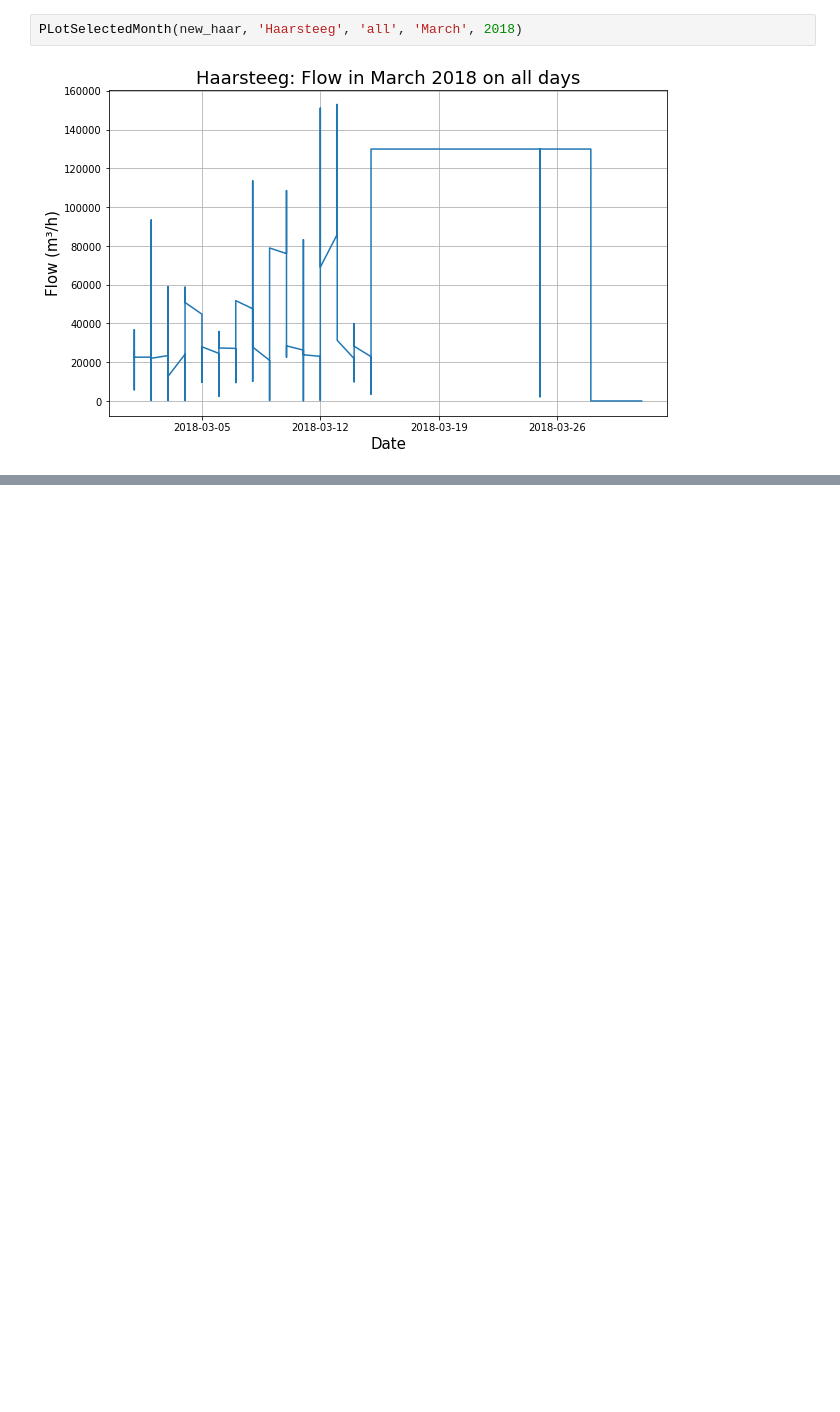
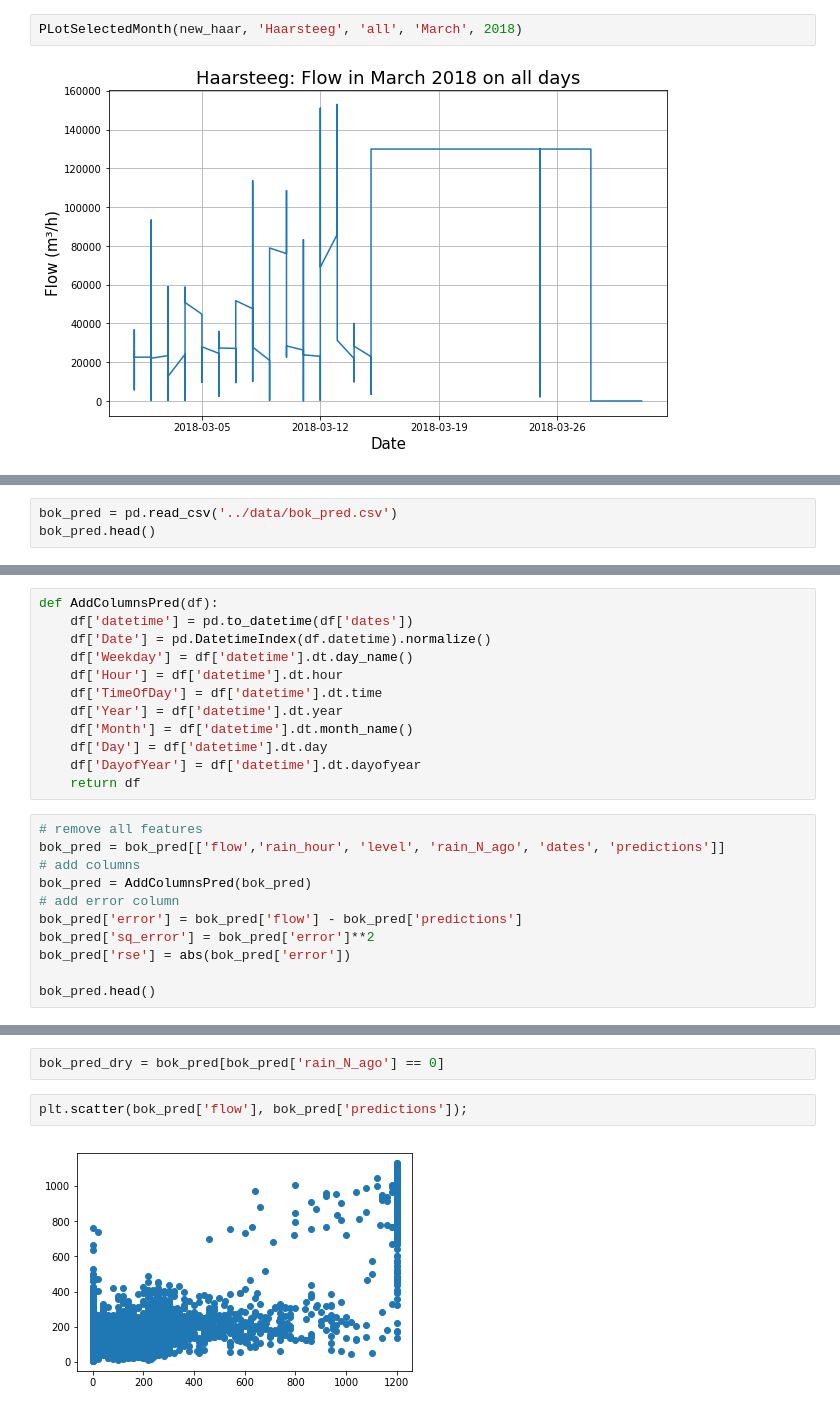
Before and after one commit to rogertian0707/jbg060, a Jupyter notebook: code/Monthly flow & level.ipynb, the cells around one changed output, grey strips where cells are left out. Drawn from its saved outputs; the diff is of its cells as text; blank space fills up the shorter version.

Commit message:
added error visualization

```diff
--- a/code/Monthly flow & level.ipynb
+++ b/code/Monthly flow & level.ipynb
@@ -514,0 +518,3 @@ PLotSelectedMonth(new_haar, 'Haarsteeg', 'all', 'March', 2018)
+# %%
+bok_pred = pd.read_csv('../data/bok_pred.csv')
+bok_pred.head()
@@ -514,0 +529,23 @@ PLotSelectedMonth(new_haar, 'Haarsteeg', 'all', 'March', 2018)
+# %%
+def AddColumnsPred(df):
+    df['datetime'] = pd.to_datetime(df['dates'])
+    df['Date'] = pd.DatetimeIndex(df.datetime).normalize()
+    df['Weekday'] = df['datetime'].dt.day_name()
+    df['Hour'] = df['datetime'].dt.hour
+    df['TimeOfDay'] = df['datetime'].dt.time
+    df['Year'] = df['datetime'].dt.year
+    df['Month'] = df['datetime'].dt.month_name()
+    df['Day'] = df['datetime'].dt.day
+    df['DayofYear'] = df['datetime'].dt.dayofyear
+    return df
+# %%
+# remove all features
+bok_pred = bok_pred[['flow','rain_hour', 'level', 'rain_N_ago', 'dates', 'predictions']]
+# add columns
+bok_pred = AddColumnsPred(bok_pred)
+# add error column
+bok_pred['error'] = bok_pred['flow'] - bok_pred['predictions']
+bok_pred['sq_error'] = bok_pred['error']**2
+bok_pred['rse'] = abs(bok_pred['error'])
+
+bok_pred.head()
@@ -514,0 +559,6 @@ PLotSelectedMonth(new_haar, 'Haarsteeg', 'all', 'March', 2018)
+# %%
+bok_pred_dry = bok_pred[bok_pred['rain_N_ago'] == 0]
+# %%
+plt.scatter(bok_pred['flow'], bok_pred['predictions']);
+# %% [output]
+[figure, added]
```
Also changed, not shown: parts of 16 cells of this notebook.
